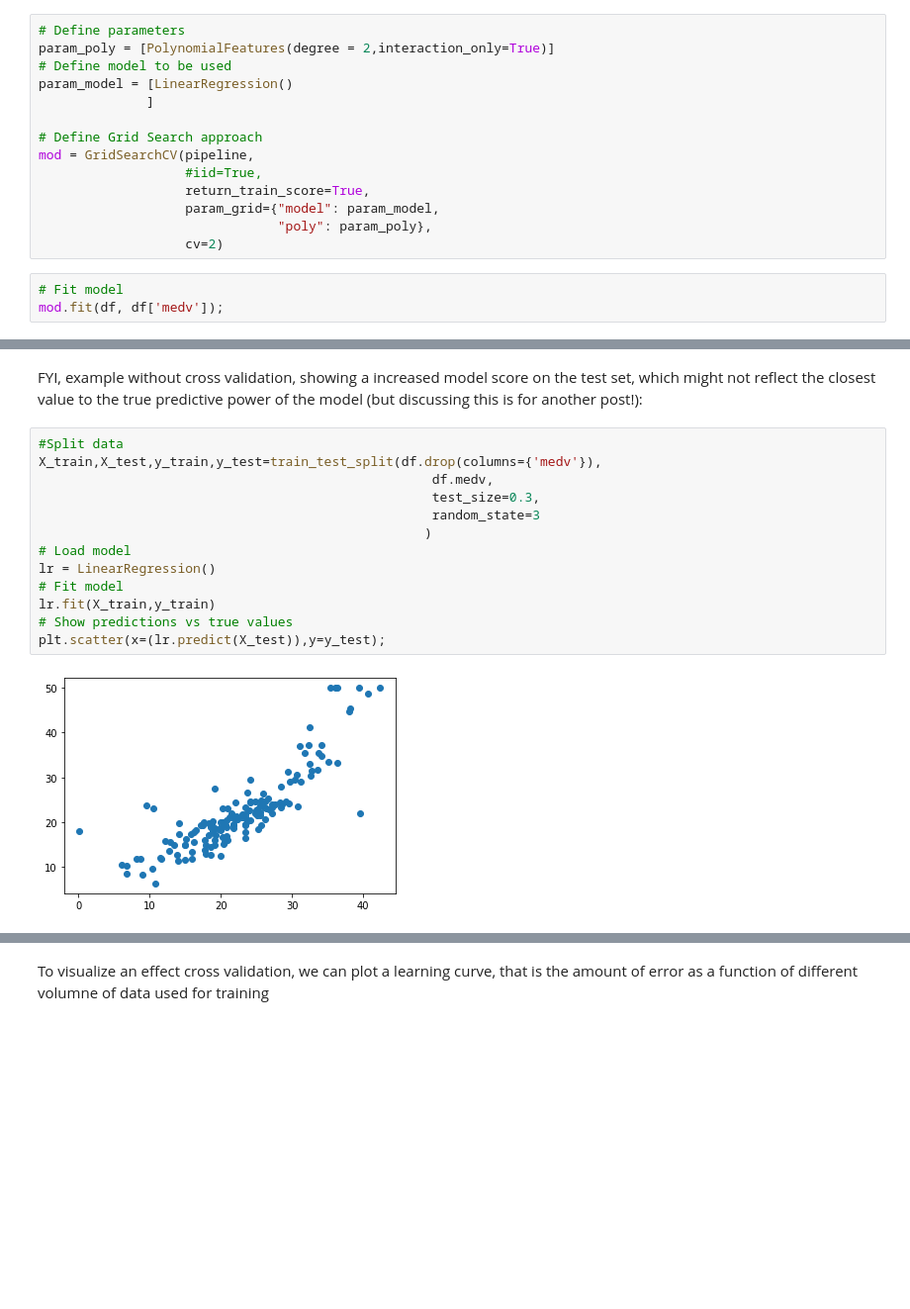
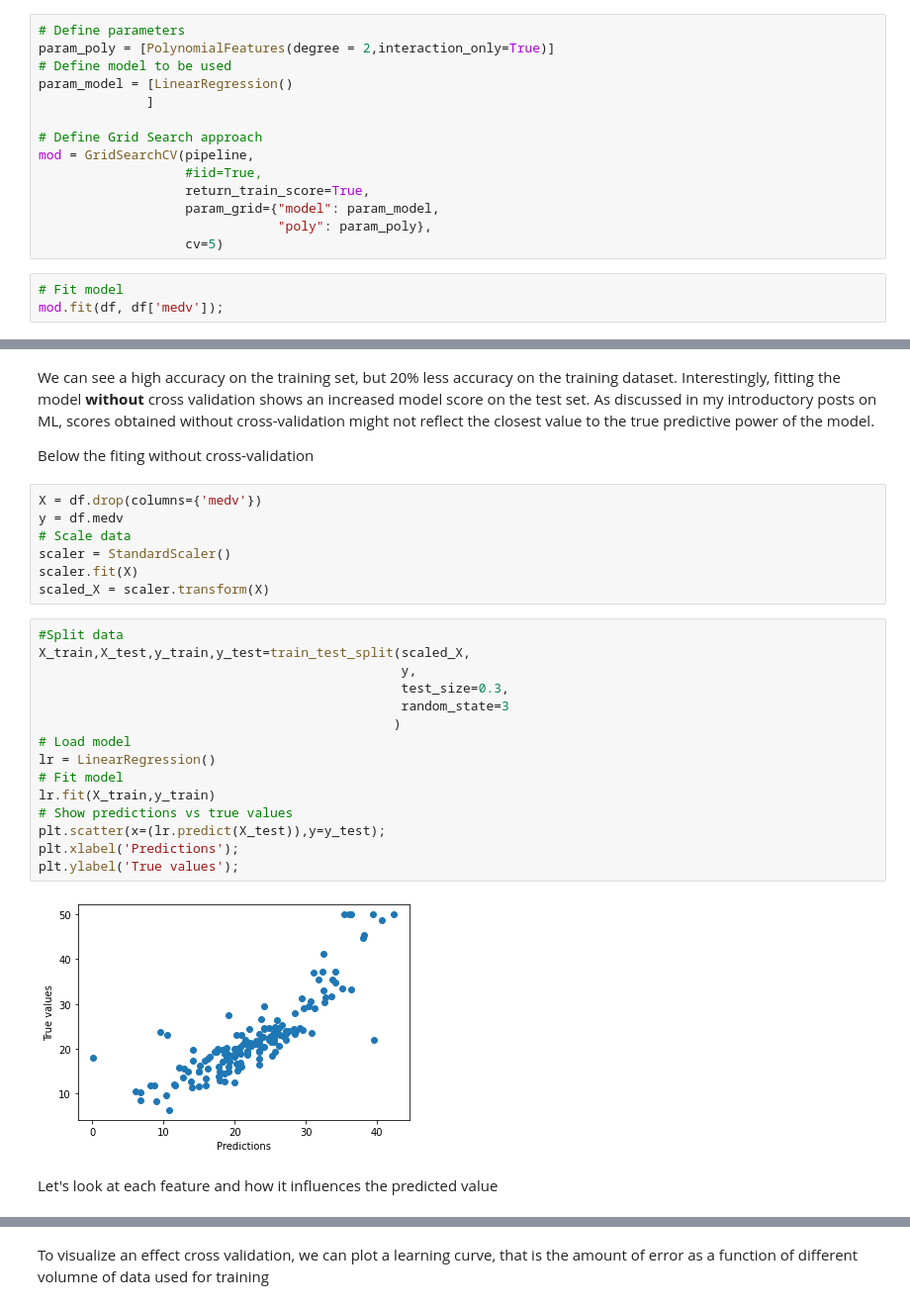
Before and after one commit to juls-dotcom/juls-dotcom.github.io, a Jupyter notebook: content/2020_10_linear_regression.ipynb, the cells around one changed output, grey strips where cells are left out. Shown at 99% size. Drawn from its saved outputs; the diff is of its cells as text; blank space fills up the shorter version.

```diff
--- a/content/2020_10_linear_regression.ipynb
+++ b/content/2020_10_linear_regression.ipynb
@@ -634,7 +584,7 @@ mod = GridSearchCV(pipeline,
                    return_train_score=True,
                    param_grid={"model": param_model,
                                "poly": param_poly},
-                   cv=2)
+                   cv=5)
 # %%
 # Fit model
 mod.fit(df, df['medv']);
@@ -648,17 +598,30 @@ mod_results[["param_model", "param_poly","mean_train_score","mean_test_score"]]
 # %% [markdown]
-FYI, example without cross validation, showing a increased model score on the test set, which might not reflect the closest value to the true predictive power of the model (but discussing this is for another post!):
+We can see a high accuracy on the training set, but 20% less accuracy on the training dataset. Interestingly, fitting the model **without** cross validation shows an increased model score on the test set. As discussed in my introductory posts on ML, scores obtained without cross-validation might not reflect the closest value to the true predictive power of the model.
+
+Below the fiting without cross-validation
+# %%
+X = df.drop(columns={'medv'})
+y = df.medv
+# Scale data
+scaler = StandardScaler()
+scaler.fit(X)
+scaled_X = scaler.transform(X)
 # %%
 #Split data
-X_train,X_test,y_train,y_test=train_test_split(df.drop(columns={'medv'}),
-                                                   df.medv,
-                                                   test_size=0.3,
-                                                   random_state=3
-                                                  )
+X_train,X_test,y_train,y_test=train_test_split(scaled_X,
+                                               y,
+                                               test_size=0.3,
+                                               random_state=3
+                                              )
 # Load model
 lr = LinearRegression()
 # Fit model
 lr.fit(X_train,y_train)
 # Show predictions vs true values
 plt.scatter(x=(lr.predict(X_test)),y=y_test);
+plt.xlabel('Predictions');
+plt.ylabel('True values');
 # %% [output]
-[figure, old version]
+[figure, new version]
+# %% [markdown]
+Let's look at each feature and how it influences the predicted value
```
Also changed, not shown: parts of 30 cells of this notebook, 4 other files.
